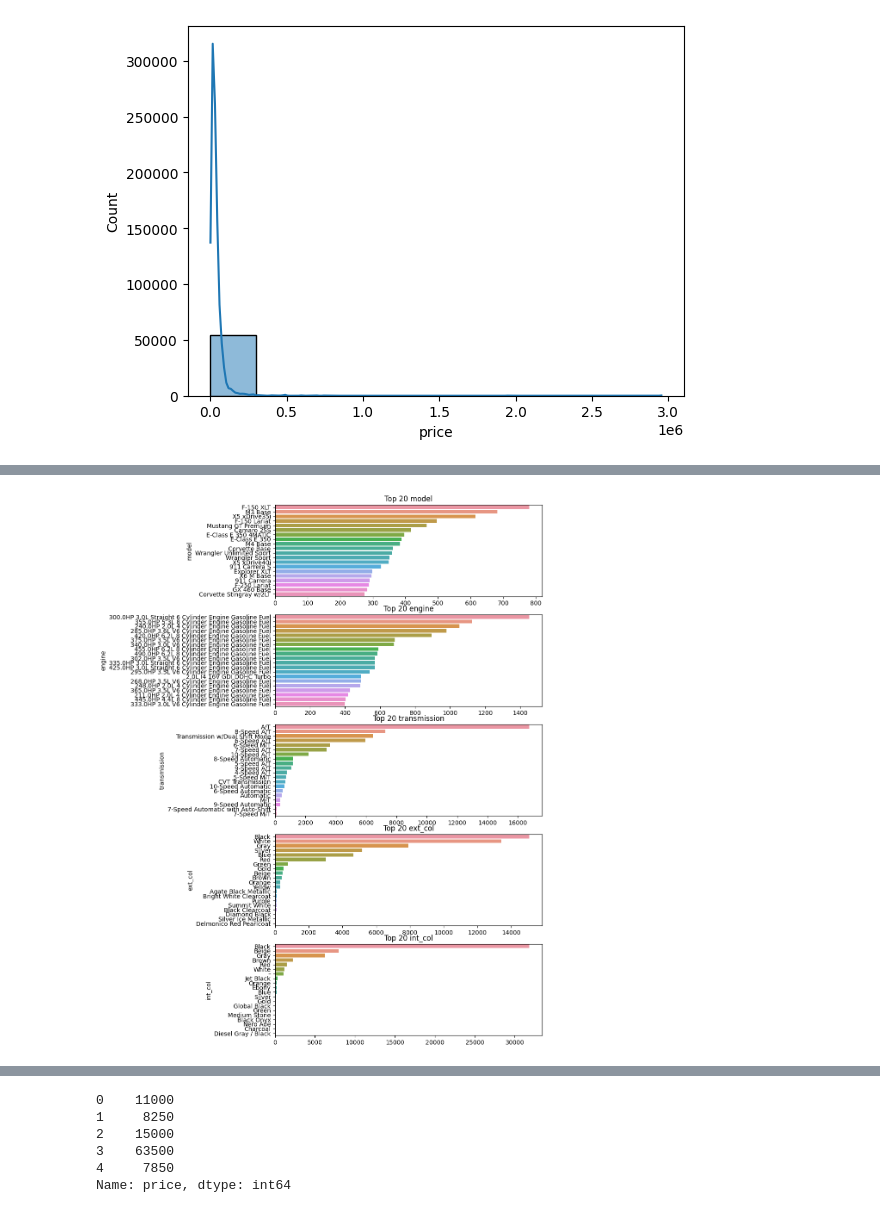
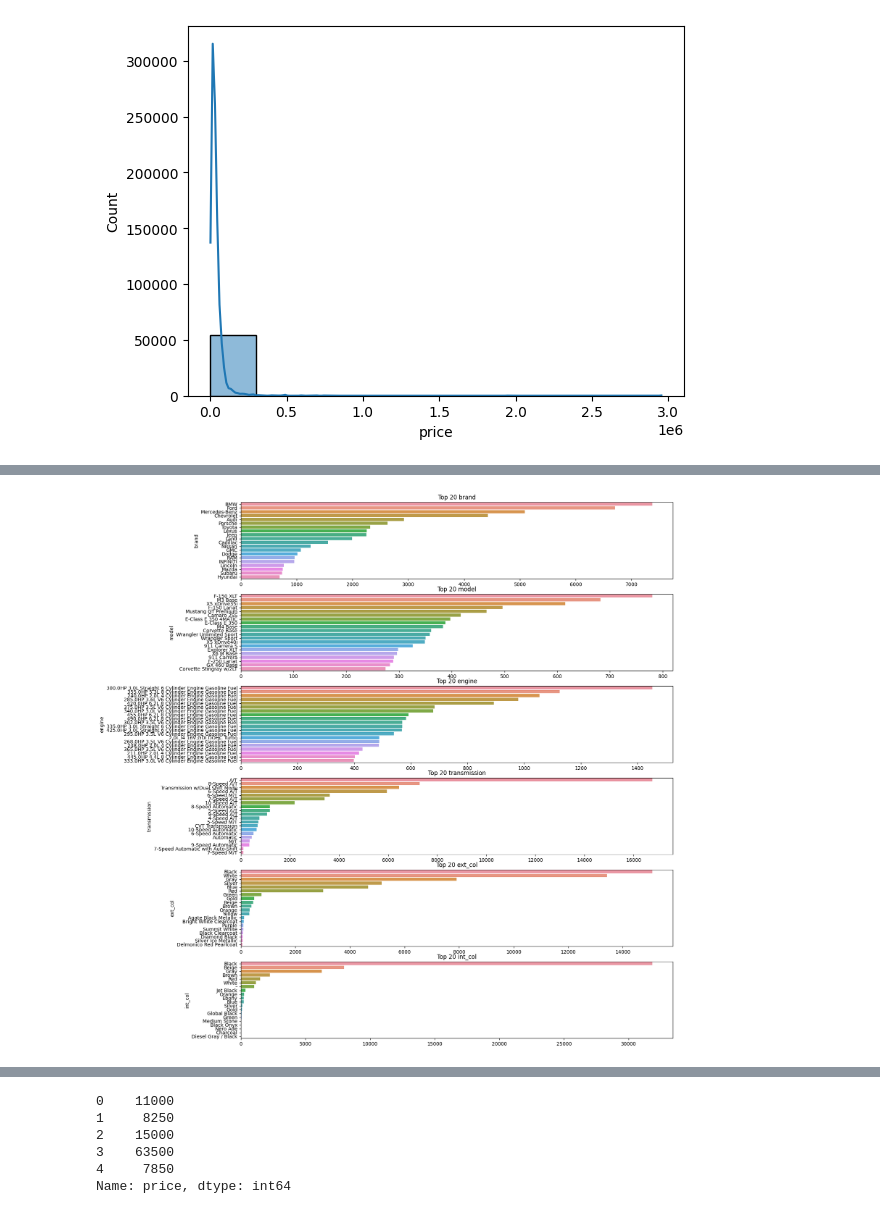
Before and after one commit to SiegfredLorelle/kagglex-car-price-prediction, a Jupyter notebook: kagglex-car-price.ipynb, the cells around one changed output, grey strips where cells are left out. Cells and saved outputs as stored; diff of their text form; code cells hidden in the pictures.

```diff
--- a/kagglex-car-price.ipynb
+++ b/kagglex-car-price.ipynb
@@ -187,17 +187,18 @@ plt.show()
 # %%
 categorical_many_unique_features = [
+    "brand",
     "model",
     "engine",
     "transmission",
     "ext_col",
     "int_col",
 ]
 
-plt.figure(figsize=(8, 16))
+plt.figure(figsize=(16, 20))
 for index, feature in enumerate(categorical_many_unique_features, start=1):
     common_features = df[feature].value_counts().head(20)
-    plt.subplot(5, 1, index)
+    plt.subplot(6, 1, index)
     sns.barplot(x=common_features.values, y=common_features.index)
     plt.title(f"Top 20 {feature}")
 # %% [output]
-[figure, old version]
+[figure, new version]
```
Also changed, not shown: parts of 11 cells of this notebook.
